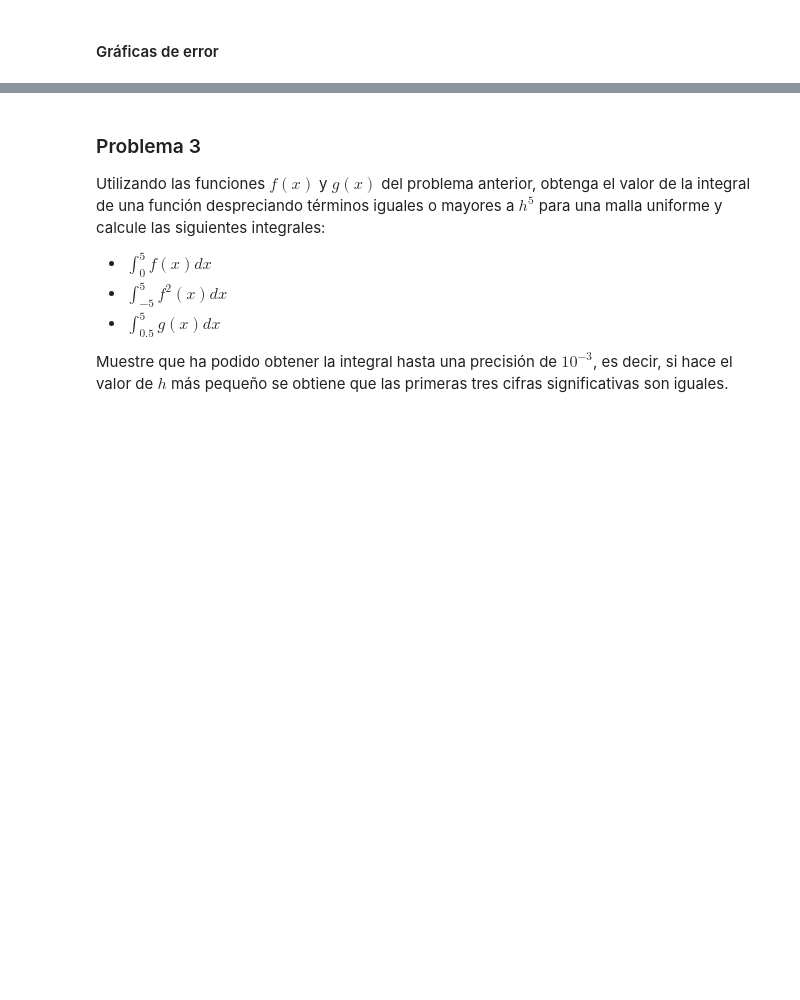
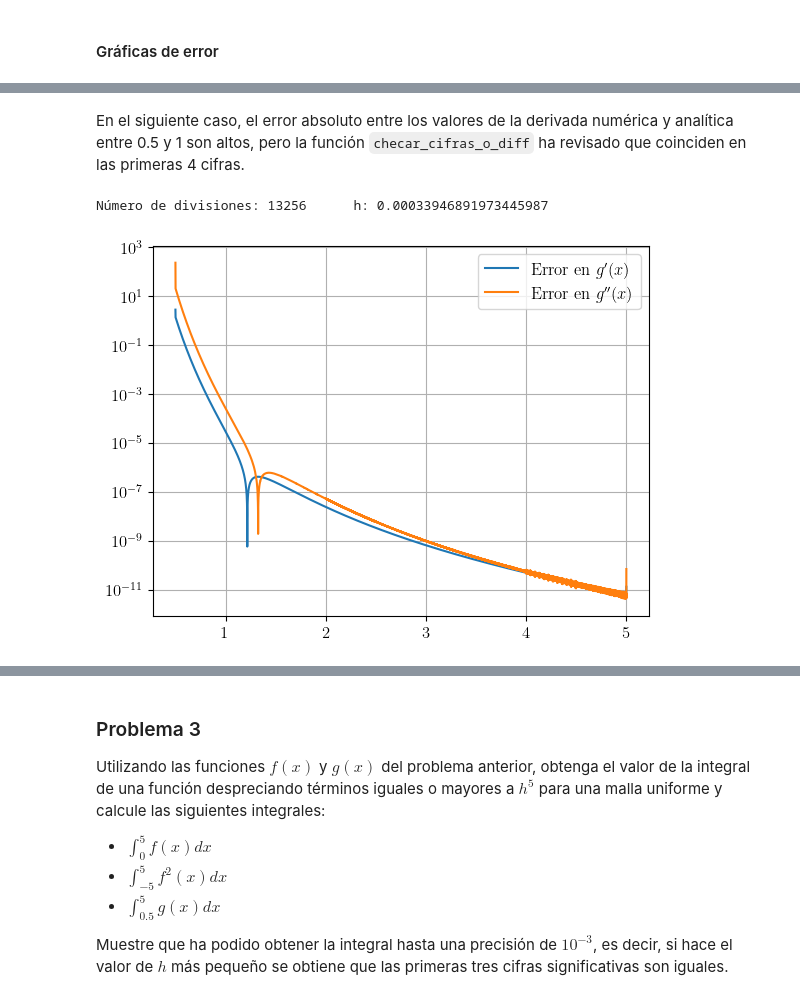
Before and after one commit to tamoaltas/FIS-COMP, a Jupyter notebook: tareas/tarea2.ipynb, the cells around one changed output, grey strips where cells are left out. Cells and saved outputs as stored; diff of their text form; code cells hidden in the pictures; blank space fills up the shorter version.

```diff
--- a/tareas/tarea2.ipynb
+++ b/tareas/tarea2.ipynb
@@ -258,4 +262,10 @@ def segunda_derivada_h2(f, x):
 # %% [markdown]
 #### Gráficas de error
 # %%
-# def test(f,fp,fpp, a, b, err = ):
+def checar_cifras_o_diff(a,b,n=4):
+    '''
+    Checa si dos números coinciden en las primeras n cifras o
+    si su diferencia es menor a 1e-n
+    '''
+    diff = abs(a-b)
+    return (diff/(a+1e-20) <= 10**(-n) or diff <= 10**(-n))
@@ -319,0 +272,13 @@ Max err en la segunda derivada:  1896.1396287758835
+# %%
+def comp_elementos(a, b, comp_func):
+    '''
+    Compara 1 a 1 los elementos a[i][j], b[i][j] con una función
+    de comparación dada
+
+    Regresa 'True' si todo elemento cumple con la condición y 'False' si no.
+    '''
+    for i in range(min(len(a),len(b))):
+        for (val_a, val_b) in zip(a[i], b[i]):
+            if not comp_func(val_a, val_b):
+                return False
+    return True
@@ -319,0 +326,15 @@ Max err en la segunda derivada:  1896.1396287758835
+# %% [markdown]
+En el siguiente caso, el error absoluto entre los valores de la derivada numérica y analítica entre 0.5 y 1 son altos, pero la función `checar_cifras_o_diff` ha revisado que coinciden en las primeras 4 cifras.
+# %%
+funcs_g = [func_g, g_prima, g_bi_prima]
+x2, funcs_eval_g, derivs_eval_g = buscar_Nh_derivs(funcs_g, derivs, 0.5, 5, checar_cifras_o_diff)
+err_dg = abs(funcs_eval_g[1] - derivs_eval_g[0])
+err_ddg = abs(funcs_eval_g[2] - derivs_eval_g[1])
+
+plt.semilogy(x2,err_dg , label=r"Error en $g'(x)$")
+plt.semilogy(x2,err_ddg , label=r"Error en $g''(x)$")
+plt.grid(), plt.legend(),
+plt.show()
+# %% [output]
+Número de divisiones: 13256      h: 0.00033946891973445987
+[figure, added]
```
Also changed, not shown: parts of 28 cells of this notebook.
